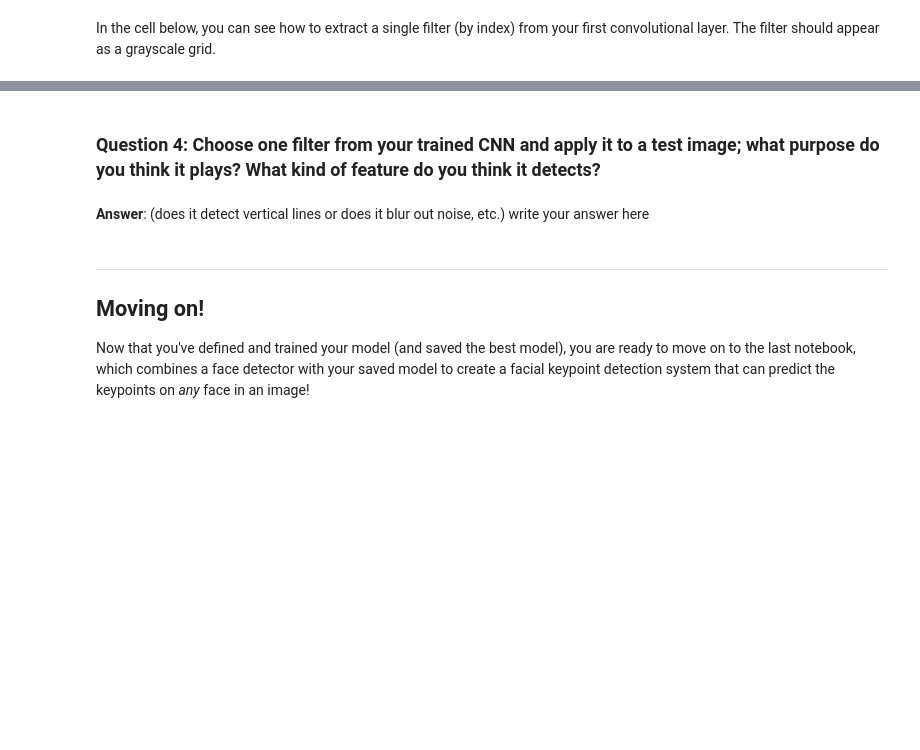
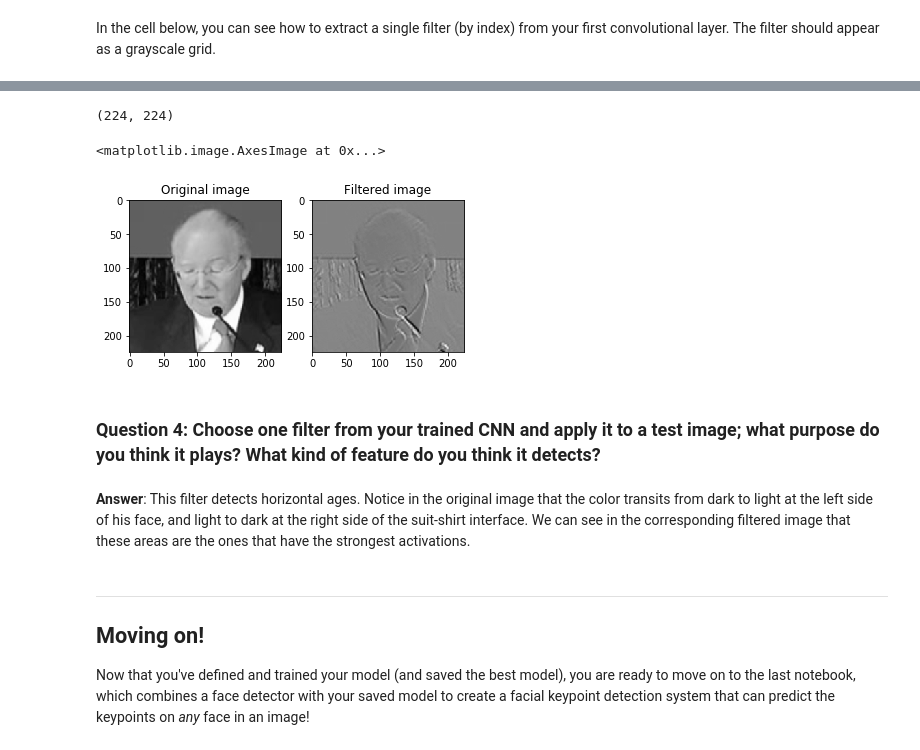
Before and after one commit to nicholaschenai/PyTorch_Facial_Keypoint_Detection, a Jupyter notebook: 2. Define the Network Architecture.ipynb, the cells around one changed output, grey strips where cells are left out. Saved outputs shown, nothing was run; the diff lists cells and outputs as text; code cells hidden in the pictures; blank space fills up the shorter version.

```diff
--- a/2. Define the Network Architecture.ipynb
+++ b/2. Define the Network Architecture.ipynb
@@ -488,13 +515,35 @@ Next, choose a test image and filter it with one of the convolutional kernels in
 ---
 # %%
 ##TODO: load in and display any image from the transformed test dataset
+test_num = 500
+sample = test_dataset[test_num]
+image = np.asarray(sample['image'])
+image = np.transpose(image, (1, 2, 0))
+image = np.squeeze(image)
+print(image.shape)
+
+fig = plt.figure()
+ax = fig.add_subplot(1, 2, 1)
+ax.set_title("Original image")
+plt.imshow(image,cmap='gray')
 
 ## TODO: Using cv's filter2D function,
 ## apply a specific set of filter weights (like the one displayed above) to the test image
+import cv2
+kernel = w[filter_index][0]
+filtered_img = cv2.filter2D(image,-1,kernel)
+
+ax = fig.add_subplot(1, 2, 2)
+ax.set_title("Filtered image")
+plt.imshow(filtered_img,cmap='gray')
+# %% [output]
+(224, 224)
+<matplotlib.image.AxesImage at 0x...>
+[figure, added]
 # %% [markdown]
 ### Question 4: Choose one filter from your trained CNN and apply it to a test image; what purpose do you think it plays? What kind of feature do you think it detects?
-# %% [markdown]
-**Answer**: (does it detect vertical lines or does it blur out noise, etc.) write your answer here
+# %% [markdown]
+**Answer**: This filter detects horizontal ages. Notice in the original image that the color transits from dark to light at the left side of his face, and light to dark at the right side of the suit-shirt interface. We can see in the corresponding filtered image that these areas are the ones that have the strongest activations.
 # %% [markdown]
 ---
 ## Moving on!
```
Also changed, not shown: parts of 15 cells of this notebook, 2 other files.
